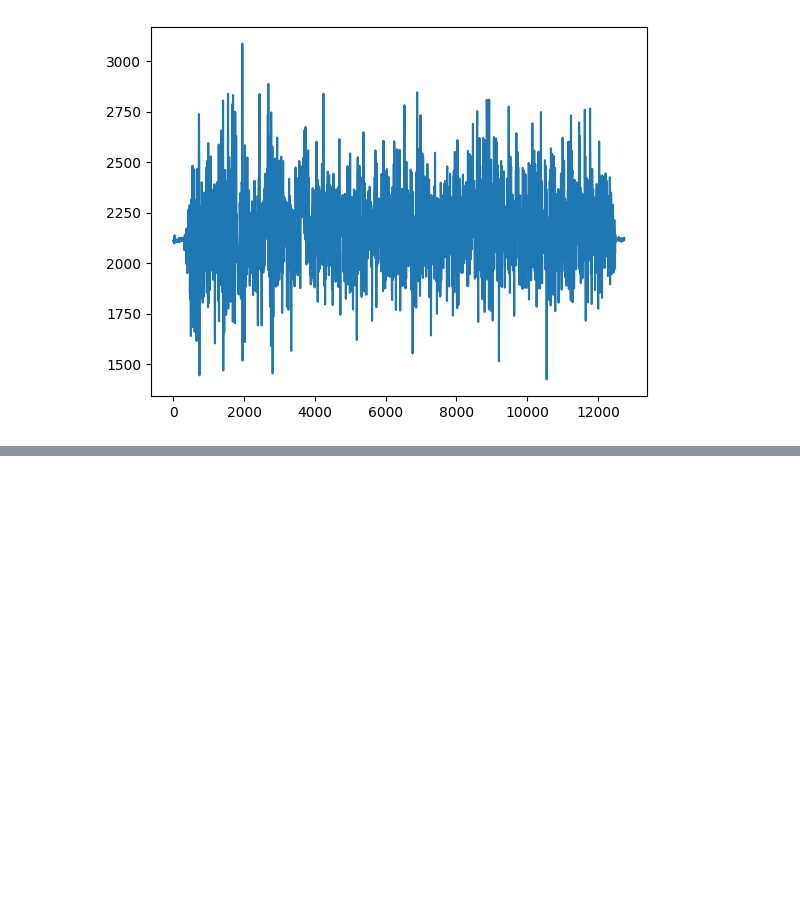
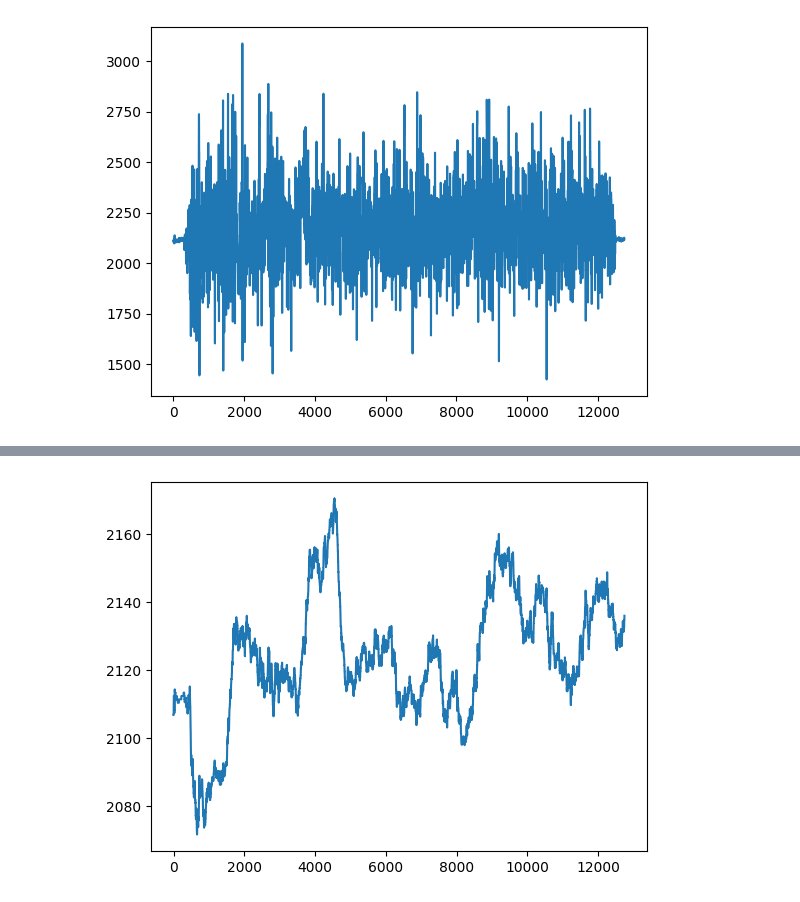
Before and after one commit to gaitovrat/bachelor, a Jupyter notebook: Notebooks/Sensors.ipynb, the cells around one changed output, grey strips where cells are left out. Drawn from its saved outputs; the diff is of its cells as text; code cells hidden in the pictures; blank space fills up the shorter version.

```diff
--- a/Notebooks/Sensors.ipynb
+++ b/Notebooks/Sensors.ipynb
@@ -121,0 +140,4 @@ manual.plot_accels()
+# %%
+manual_filtered.plot_accels()
+# %% [output]
+[figure, added]
```
Also changed, not shown: parts of 5 cells of this notebook, 14 other files.
